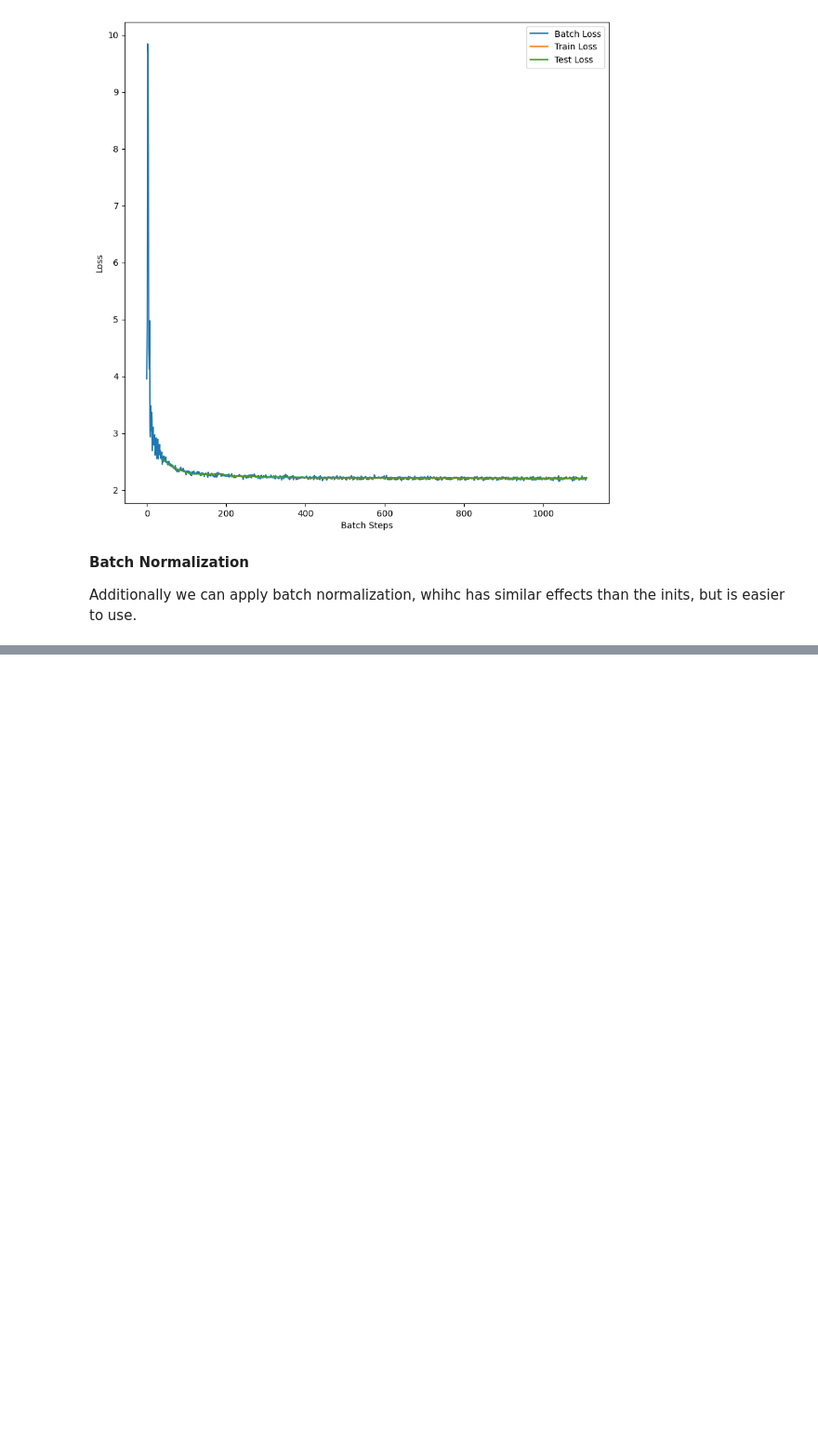
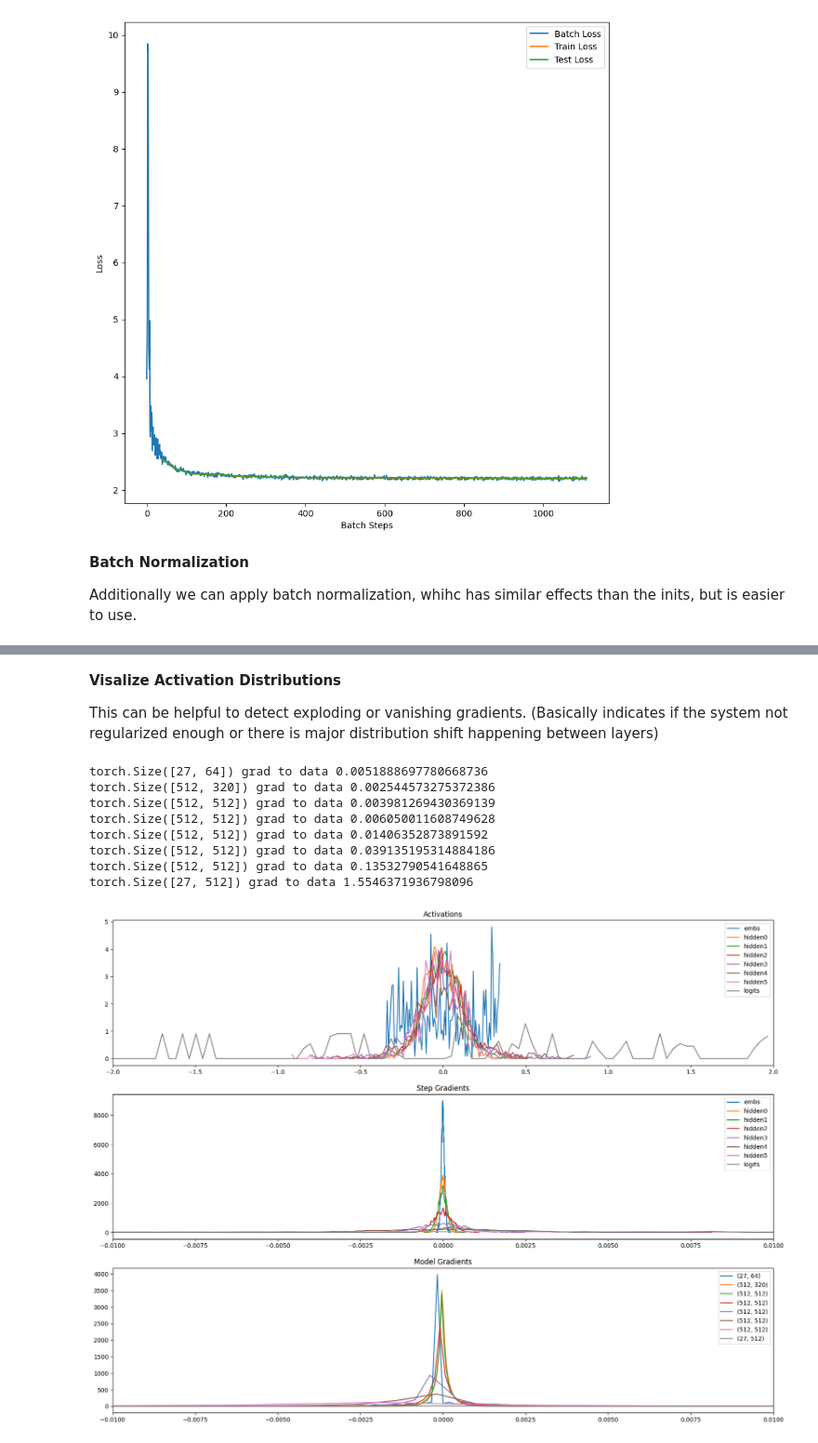
Before and after one commit to felixnext/ml-papers, a Jupyter notebook: basics/makemore_02.ipynb, the cells around one changed output, grey strips where cells are left out. Shown at 93% size. Cells and saved outputs as stored; diff of their text form; code cells hidden in the pictures; blank space fills up the shorter version.

```diff
--- a/basics/makemore_02.ipynb
+++ b/basics/makemore_02.ipynb
@@ -641,0 +795,2 @@ Additionally we can apply batch normalization, whihc has similar effects than th
+# %%
+train_regimen(bn_model, [10, 15, 5], [5e-1, 1e-1, 1e-2])
@@ -641,0 +836,68 @@ Additionally we can apply batch normalization, whihc has similar effects than th
+# %% [markdown]
+**Visalize Activation Distributions**
+
+This can be helpful to detect exploding or vanishing gradients. (Basically indicates if the system not regularized enough or there is major distribution shift happening between layers)
+# %%
+def visualize_forward(model, X, y):
+    logits = model.forward(X)[0]
+    data = model.forward_data
+
+    # create two stacked plots
+    fig = plt.subplots(figsize=(20, 20))
+    ax = plt.subplot(4, 1, 1)
+
+    # plot the logits
+    ax.set_title("Activations")
+    for name in data:
+        tdata = torch.histogram(data[name], density=True)
+        ax.plot(tdata[1][:-1].detach(), tdata[0].detach(), label=name)
+        data[name].retain_grad()
+    # set limits on x axis
+    ax.set_xbound(-2, 2)
+    ax.legend()
+
+    # go back
+    loss = ce_loss(logits, y)
+    loss.backward()
+
+    # get gradient data
+    ax = plt.subplot(4, 1, 2)
+    ax.set_title("Step Gradients")
+    for name in data:
+        tdata = torch.histogram(data[name].grad, density=True)
+        ax.plot(tdata[1][:-1].detach(), tdata[0].detach(), label=name)
+    ax.set_xbound(-.01, .01)
+    ax.legend()
+
+    # iterate model parameters
+    ax = plt.subplot(4, 1, 3)
+    ax.set_title("Model Gradients")
+    for p in model.parameters():
+        t = p.grad
+        if t is None or t.ndim < 2 or t.shape[0] == 1:
+            continue
+        print(f"{t.shape} grad to data {t.std() / p.std()}")
+        tdata = torch.histogram(t, density=True)
+        ax.plot(tdata[1][:-1].detach(), tdata[0].detach(), label=f"{tuple(t.shape)}")
+    ax.set_xbound(-.01, .01)
+    ax.legend()
+
+    # iterate model parameters
+    ax = plt.subplot(4, 1, 4)
+    ax.set_title("LR dep Weight Updates")
+    # TODO: get data here (needs to be computed in forward pass)
+    ax.legend()
+
+    plt.show()
+
+visualize_forward(bn_model, train_X[:10], train_y[:10])
+# %% [output]
+torch.Size([27, 64]) grad to data 0.0051888697780668736
+torch.Size([512, 320]) grad to data 0.002544573275372386
+torch.Size([512, 512]) grad to data 0.003981269430369139
+torch.Size([512, 512]) grad to data 0.006050011608749628
+torch.Size([512, 512]) grad to data 0.01406352873891592
+torch.Size([512, 512]) grad to data 0.039135195314884186
+torch.Size([512, 512]) grad to data 0.13532790541648865
+torch.Size([27, 512]) grad to data 1.5546371936798096
+[figure, added]
```
Also changed, not shown: parts of 9 cells of this notebook, 7 other files.
